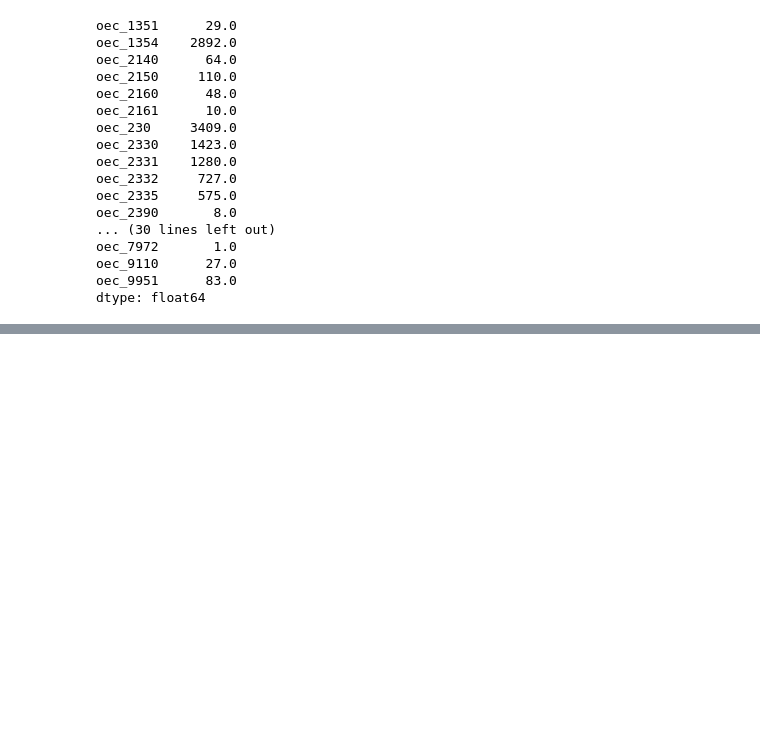
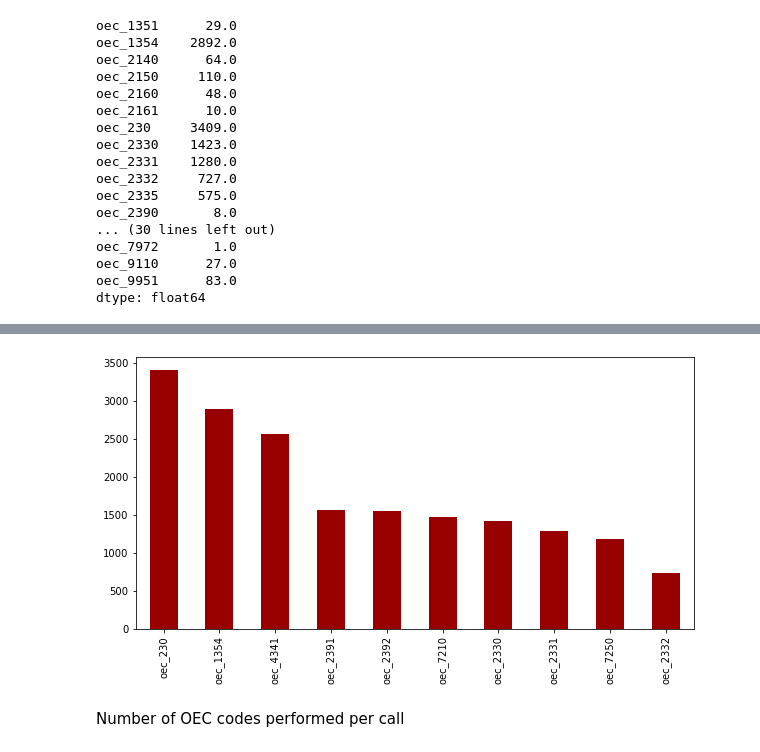
Before and after one commit to Jmiah789/smile-on-get_tootha_choppa, a Jupyter notebook: notebooks/1_cleanup.ipynb, the cells around one changed output, grey strips where cells are left out. Drawn from its saved outputs; the diff is of its cells as text; code cells hidden in the pictures; blank space fills up the shorter version.

```diff
--- a/notebooks/1_cleanup.ipynb
+++ b/notebooks/1_cleanup.ipynb
@@ -535,0 +579,7 @@ dtype: float64
+# %%
+oec_sums.plot.bar(x = 'Oral_Care_Encounter', y = 'Count Performed', color = '#980000')
+plt.rcParams["figure.figsize"]=(10, 5)
+# %% [output]
+[figure, added]
+# %% [markdown]
+Number of OEC codes performed per call
```
Also changed, not shown: parts of 28 cells of this notebook.
